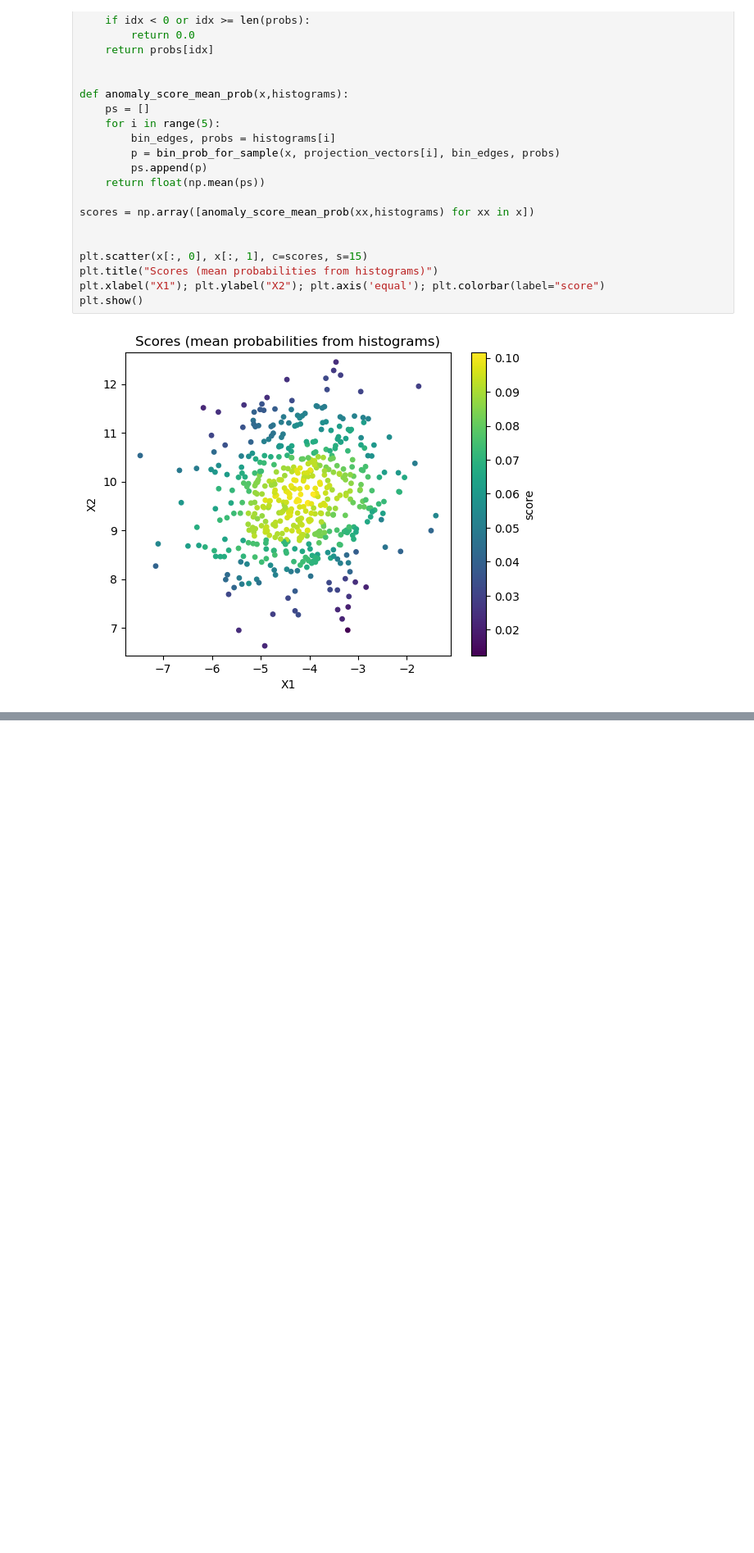
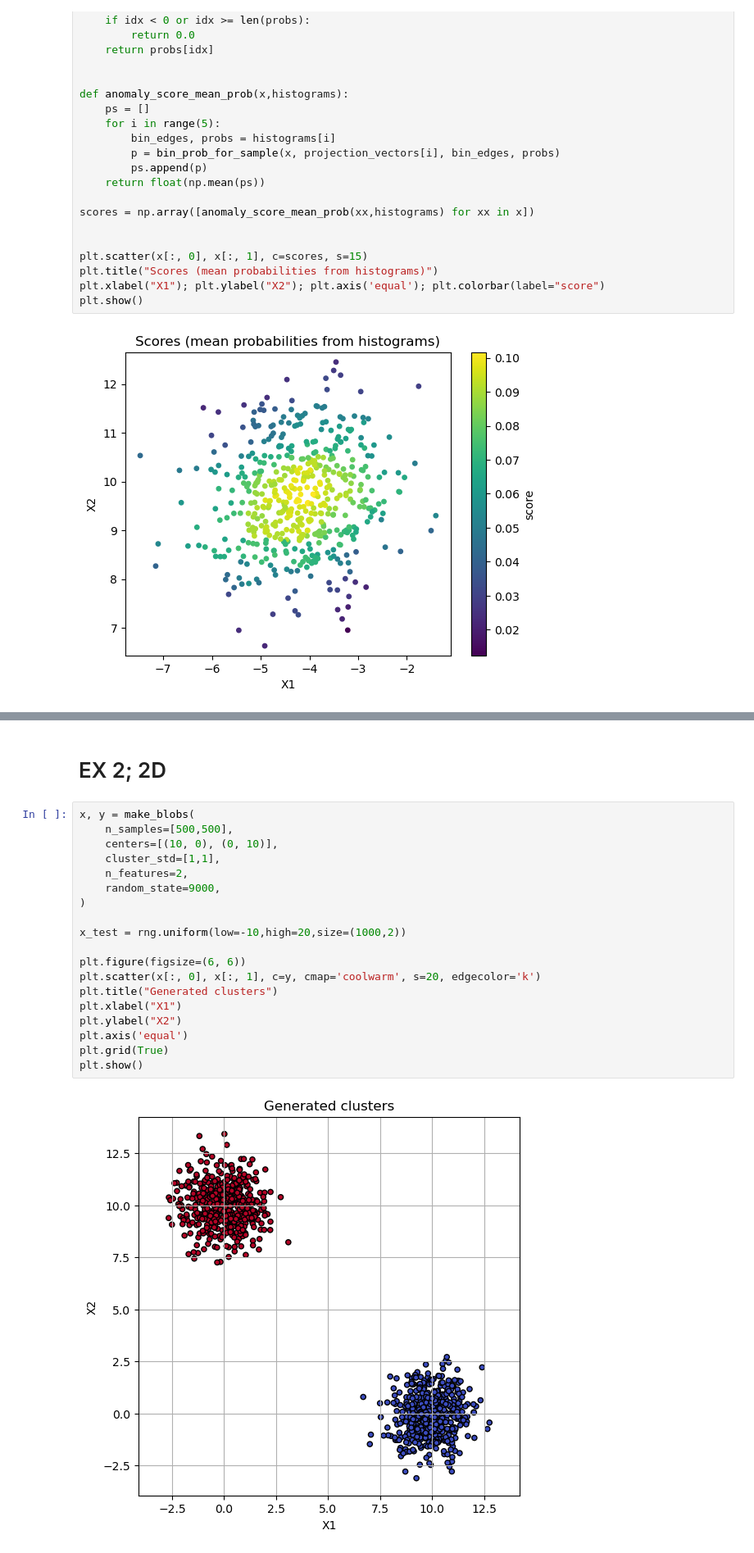
Before and after one commit to GabroveanuRazvan/Anomaly-Detection-Lab, a Jupyter notebook: lab3.ipynb, the cells around one changed output, grey strips where cells are left out. Shown at 82% size. Saved outputs shown, nothing was run; the diff lists cells and outputs as text; blank space fills up the shorter version.

```diff
--- a/lab3.ipynb
+++ b/lab3.ipynb
@@ -130,0 +136,23 @@ for num_bins in [10,40,70,100]:
+# %% [markdown]
+# EX 2; 2D
+# %%
+x, y = make_blobs(
+    n_samples=[500,500],
+    centers=[(10, 0), (0, 10)],
+    cluster_std=[1,1],
+    n_features=2,
+    random_state=9000,
+)
+
+x_test = rng.uniform(low=-10,high=20,size=(1000,2))
+
+plt.figure(figsize=(6, 6))
+plt.scatter(x[:, 0], x[:, 1], c=y, cmap='coolwarm', s=20, edgecolor='k')
+plt.title("Generated clusters")
+plt.xlabel("X1")
+plt.ylabel("X2")
+plt.axis('equal')
+plt.grid(True)
+plt.show()
+# %% [output]
+[figure, added]
```
Also changed, not shown: parts of 9 cells of this notebook.
